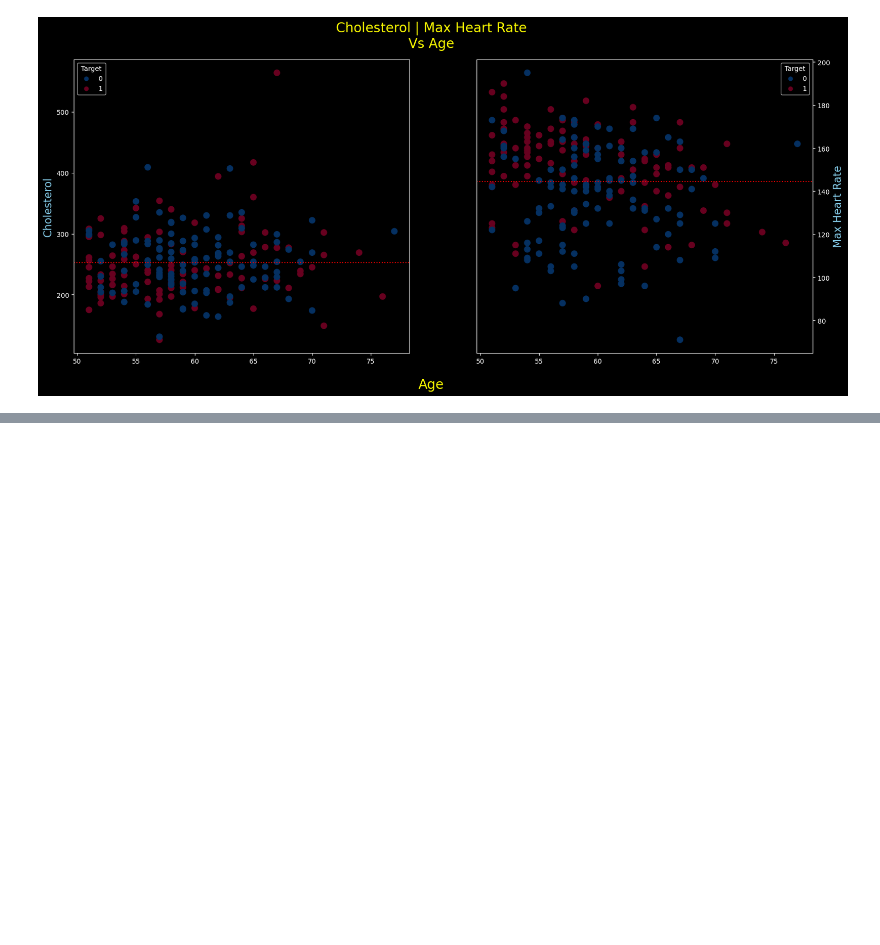
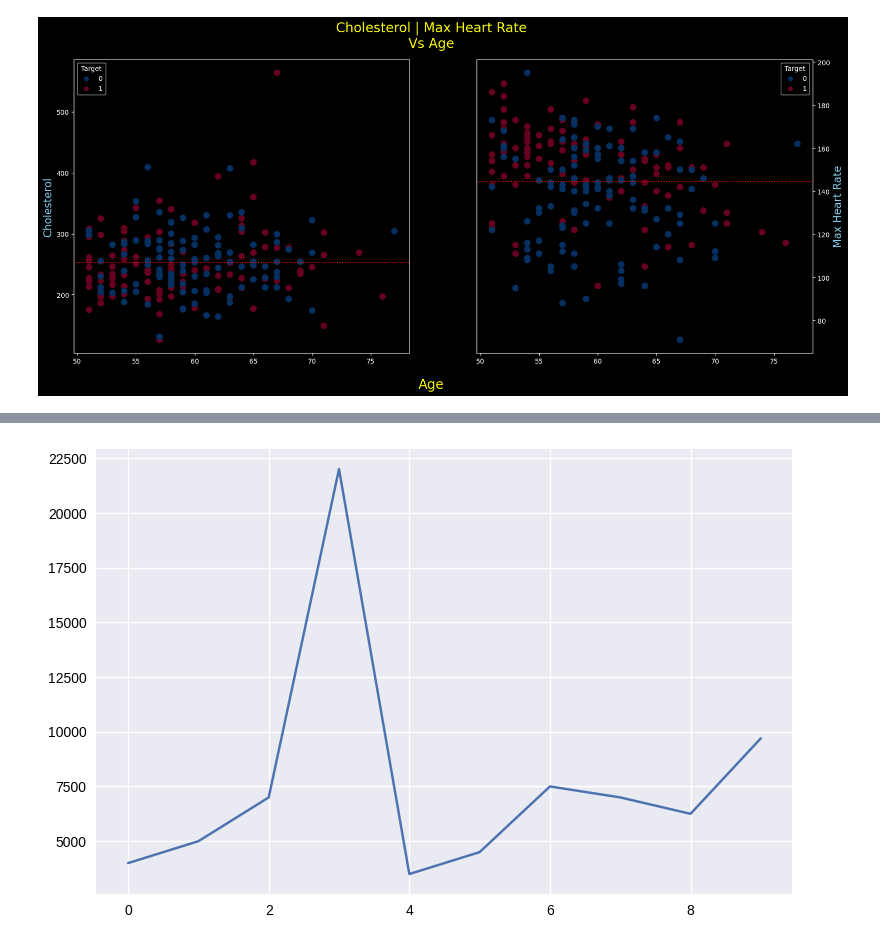
Before and after one commit to DarkDk123/ZTM-ML-Data-Science, a Jupyter notebook: 6. Matplotlib : Visualizing Data/Matplotlib_Intro.ipynb, the cells around one changed output, grey strips where cells are left out. Saved outputs shown, nothing was run; the diff lists cells and outputs as text; code cells hidden in the pictures; blank space fills up the shorter version.

```diff
--- a/6. Matplotlib : Visualizing Data/Matplotlib_Intro.ipynb
+++ b/6. Matplotlib : Visualizing Data/Matplotlib_Intro.ipynb
@@ -847,0 +875,6 @@ plt.show() # Show everything.
+# %%
+# Example of Using.
+plt.style.use('seaborn')
+car_sales['Price'].plot().tick_params(color='black', labelcolor='black')
+# %% [output]
+[figure, added]
```
Also changed, not shown: parts of 6 cells of this notebook.
